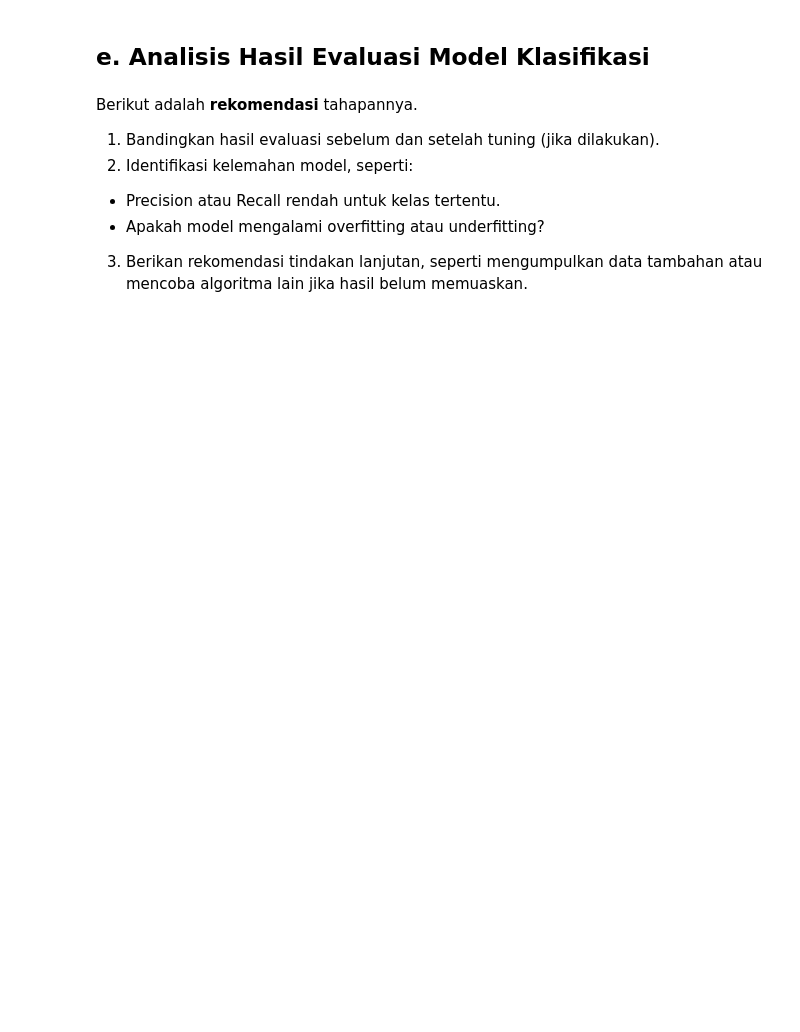
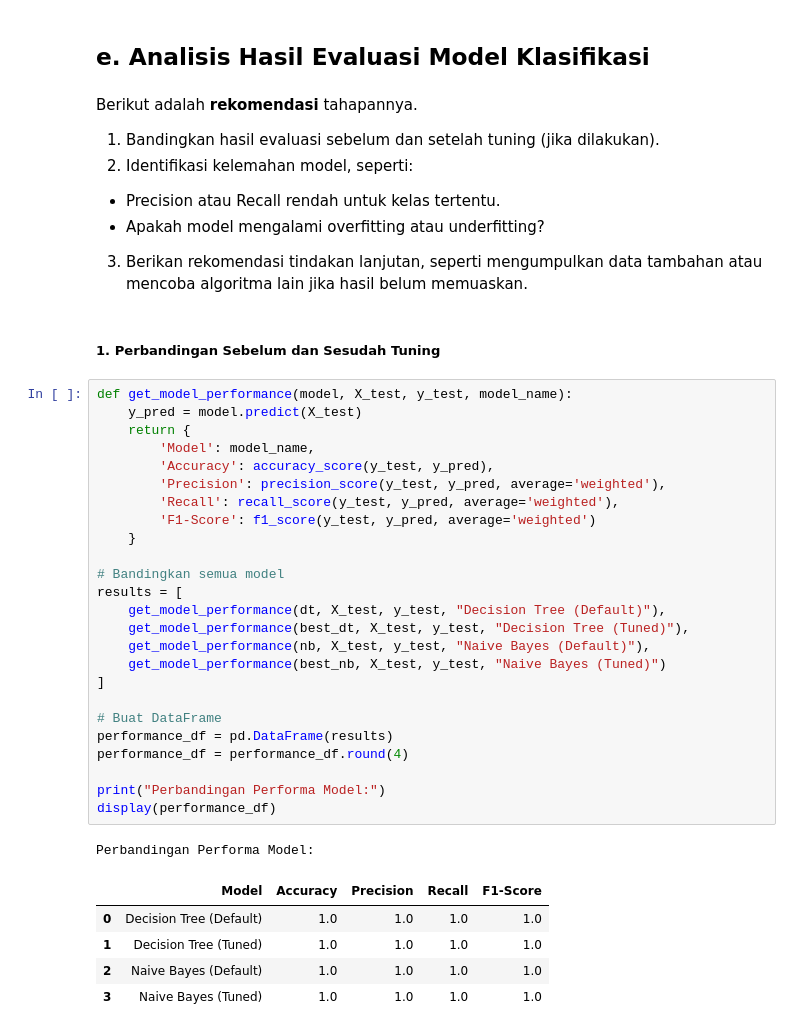
Before and after one commit to echaan/Beverage-Sales-ML, a Jupyter notebook: [Klasifikasi]_Submission_Akhir_BMLP_Your_Name.ipynb, the cells around one changed output. Drawn from its saved outputs; the diff is of its cells as text; blank space fills up the shorter version.

```diff
--- a/[Klasifikasi]_Submission_Akhir_BMLP_Your_Name.ipynb
+++ b/[Klasifikasi]_Submission_Akhir_BMLP_Your_Name.ipynb
@@ -220,3 +337,37 @@ Berikut adalah **rekomendasi** tahapannya.
   - Precision atau Recall rendah untuk kelas tertentu.
   - Apakah model mengalami overfitting atau underfitting?
 3. Berikan rekomendasi tindakan lanjutan, seperti mengumpulkan data tambahan atau mencoba algoritma lain jika hasil belum memuaskan.
+# %% [markdown]
+##### 1. Perbandingan Sebelum dan Sesudah Tuning
+# %%
+def get_model_performance(model, X_test, y_test, model_name):
+    y_pred = model.predict(X_test)
+    return {
+        'Model': model_name,
+        'Accuracy': accuracy_score(y_test, y_pred),
+        'Precision': precision_score(y_test, y_pred, average='weighted'),
+        'Recall': recall_score(y_test, y_pred, average='weighted'),
+        'F1-Score': f1_score(y_test, y_pred, average='weighted')
+    }
+
+# Bandingkan semua model
+results = [
+    get_model_performance(dt, X_test, y_test, "Decision Tree (Default)"),
+    get_model_performance(best_dt, X_test, y_test, "Decision Tree (Tuned)"),
+    get_model_performance(nb, X_test, y_test, "Naive Bayes (Default)"),
+    get_model_performance(best_nb, X_test, y_test, "Naive Bayes (Tuned)")
+]
+
+# Buat DataFrame
+performance_df = pd.DataFrame(results)
+performance_df = performance_df.round(4)
+
+print("Perbandingan Performa Model:")
+display(performance_df)
+# %% [output]
+Perbandingan Performa Model:
+|  | Model | Accuracy | Precision | Recall | F1-Score |
+| 0 | Decision Tree (Default) | 1.0 | 1.0 | 1.0 | 1.0 |
+| 1 | Decision Tree (Tuned) | 1.0 | 1.0 | 1.0 | 1.0 |
+| 2 | Naive Bayes (Default) | 1.0 | 1.0 | 1.0 | 1.0 |
+| 3 | Naive Bayes (Tuned) | 1.0 | 1.0 | 1.0 | 1.0 |
```
Also changed, not shown: parts of 13 cells of this notebook.
